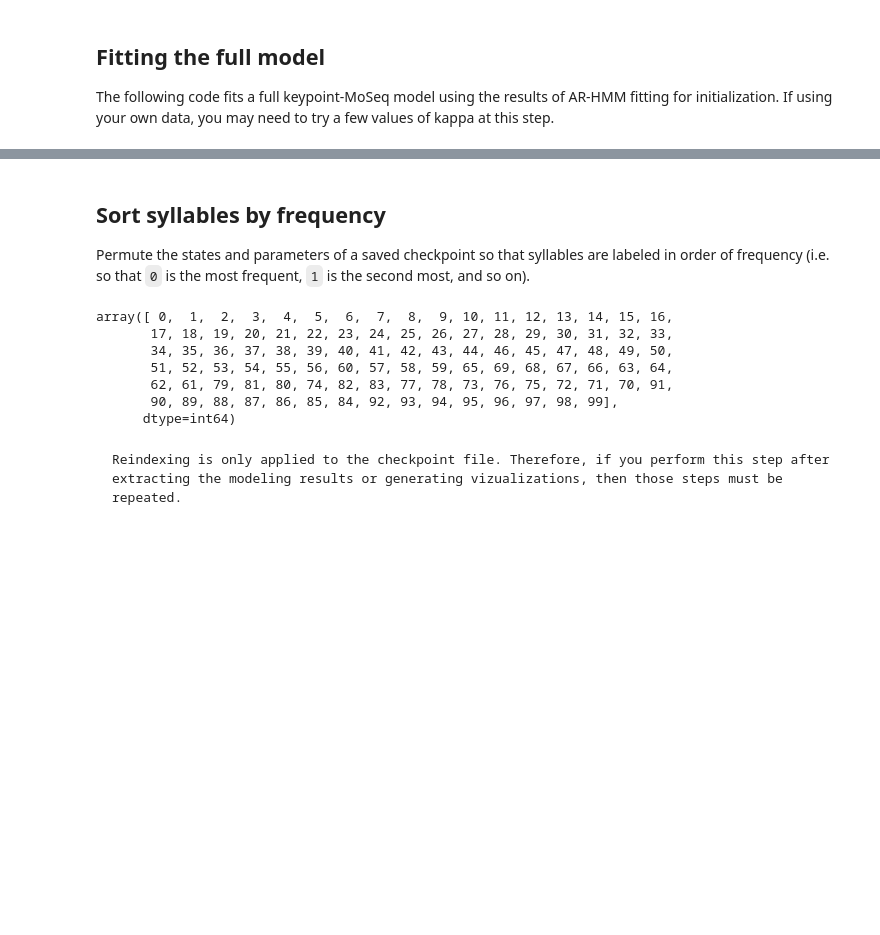
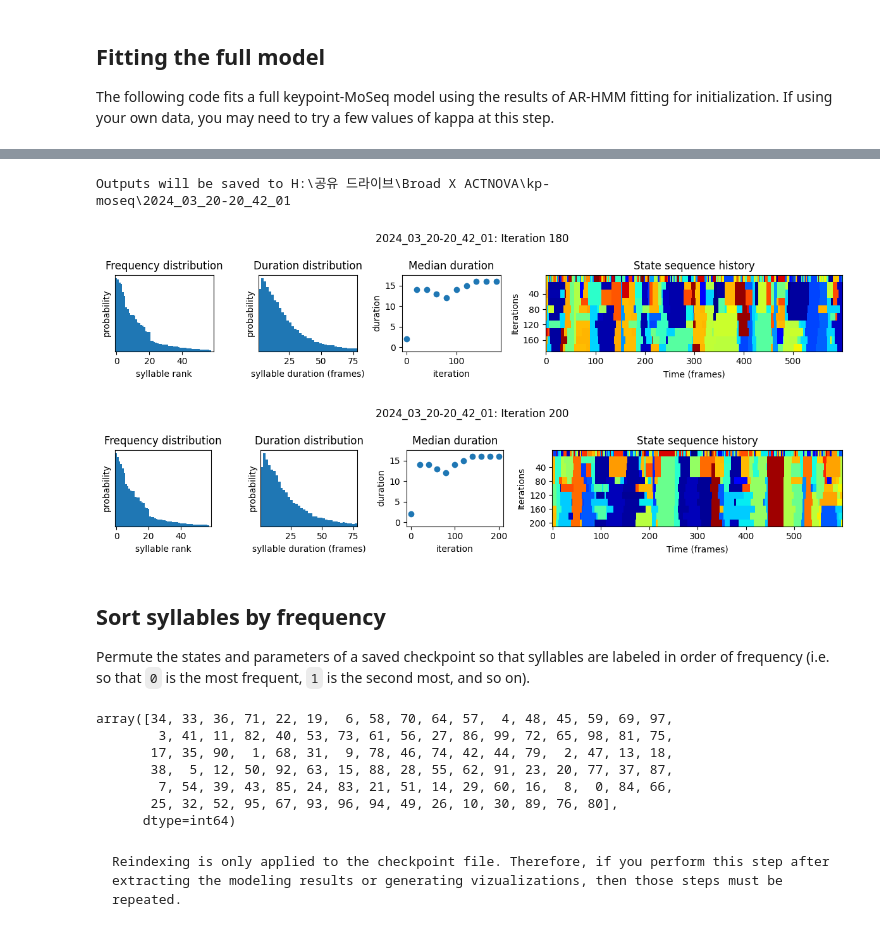
Before and after one commit to Junes94/keypoint-moseq, a Jupyter notebook: docs/source/modeling_proj_Broad.ipynb, the cells around one changed output, grey strips where cells are left out. Saved outputs shown, nothing was run; the diff lists cells and outputs as text; code cells hidden in the pictures; blank space fills up the shorter version.

Commit message:
for broad data analysis

````diff
--- a/docs/source/modeling_proj_Broad.ipynb
+++ b/docs/source/modeling_proj_Broad.ipynb
@@ -231,3 +232,16 @@ Error:
+# %%
+model, data, metadata, current_iter = kpms.load_checkpoint(
+ project_dir, model_name)
+
+# run fitting for an additional 200 iters
+model = kpms.fit_model(
+    model, data, metadata, project_dir, model_name, ar_only=False,
+    start_iter=current_iter, num_iters=current_iter+40, save_every_n_iters =20, parallel_message_passing=False)[0]
+# %% [output]
+Outputs will be saved to H:\공유 드라이브\Broad X ACTNOVA\kp-
+moseq\2024_03_20-20_42_01
+[figure, added]
+[figure, added]
 # %% [markdown]
 ## Sort syllables by frequency
 
@@ -236,12 +250,12 @@ Permute the states and parameters of a saved checkpoint so that syllables are la
 # modify a saved checkpoint so syllables are ordered by frequency
 kpms.reindex_syllables_in_checkpoint(project_dir, model_name)
 # %% [output]
-array([ 0,  1,  2,  3,  4,  5,  6,  7,  8,  9, 10, 11, 12, 13, 14, 15, 16,
-       17, 18, 19, 20, 21, 22, 23, 24, 25, 26, 27, 28, 29, 30, 31, 32, 33,
-       34, 35, 36, 37, 38, 39, 40, 41, 42, 43, 44, 46, 45, 47, 48, 49, 50,
-       51, 52, 53, 54, 55, 56, 60, 57, 58, 59, 65, 69, 68, 67, 66, 63, 64,
-       62, 61, 79, 81, 80, 74, 82, 83, 77, 78, 73, 76, 75, 72, 71, 70, 91,
-       90, 89, 88, 87, 86, 85, 84, 92, 93, 94, 95, 96, 97, 98, 99],
+array([34, 33, 36, 71, 22, 19,  6, 58, 70, 64, 57,  4, 48, 45, 59, 69, 97,
+        3, 41, 11, 82, 40, 53, 73, 61, 56, 27, 86, 99, 72, 65, 98, 81, 75,
+       17, 35, 90,  1, 68, 31,  9, 78, 46, 74, 42, 44, 79,  2, 47, 13, 18,
+       38,  5, 12, 50, 92, 63, 15, 88, 28, 55, 62, 91, 23, 20, 77, 37, 87,
+        7, 54, 39, 43, 85, 24, 83, 21, 51, 14, 29, 60, 16,  8,  0, 84, 66,
+       25, 32, 52, 95, 67, 93, 96, 94, 49, 26, 10, 30, 89, 76, 80],
       dtype=int64)
 # %% [markdown]
 ```{warning}
````
Also changed, not shown: parts of 8 cells of this notebook, 2 other files.
